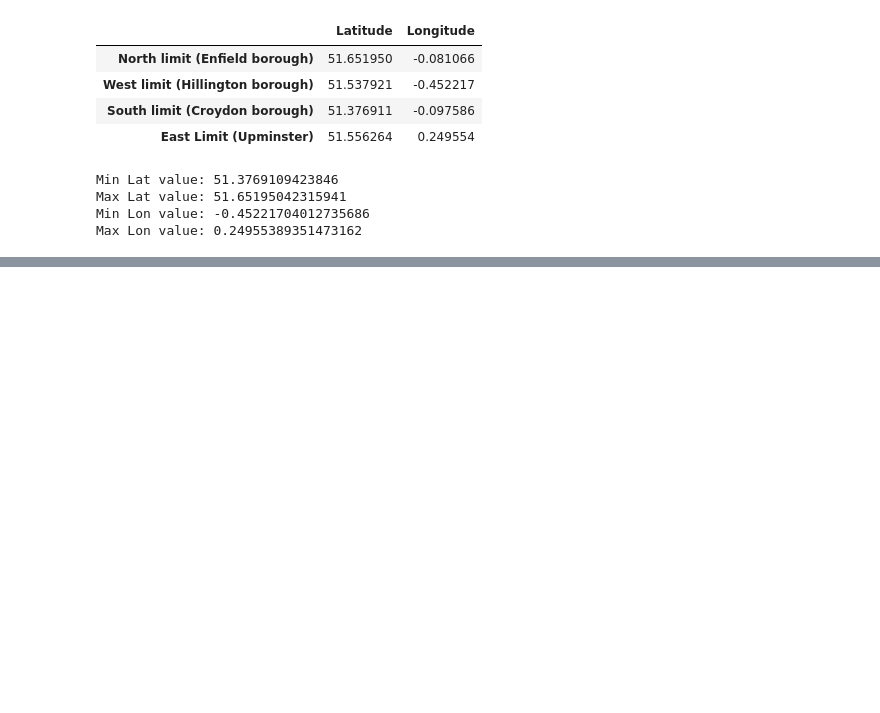
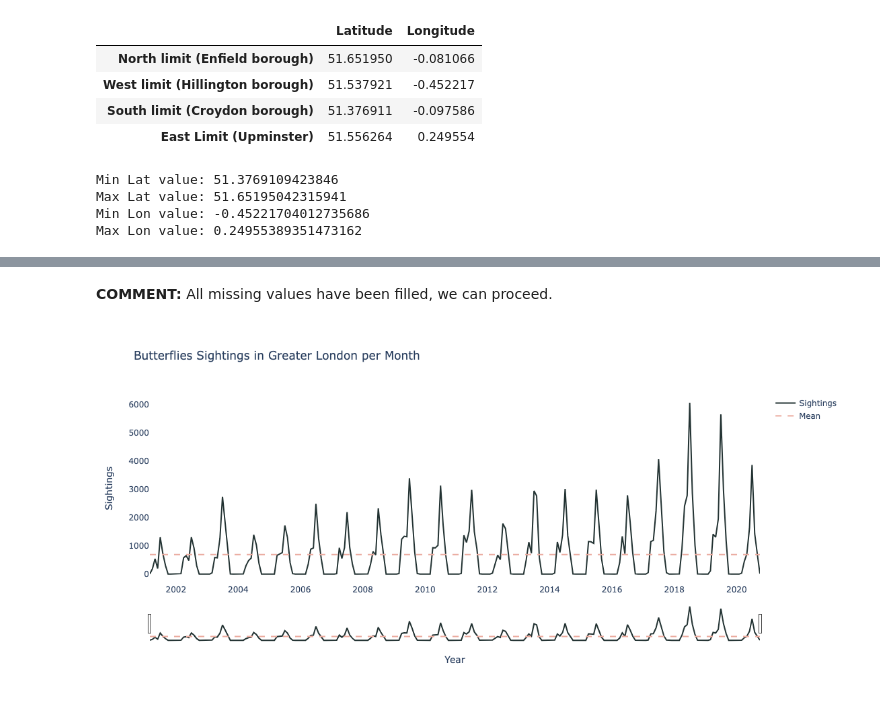
Before and after one commit to chloecousin/Butterflies, a Jupyter notebook: Capstone_Sprint2.ipynb, the cells around one changed output, grey strips where cells are left out. Cells and saved outputs as stored; diff of their text form; code cells hidden in the pictures; blank space fills up the shorter version.

```diff
--- a/Capstone_Sprint2.ipynb
+++ b/Capstone_Sprint2.ipynb
@@ -113,0 +208,20 @@ df_london_weather.shape
+# %% [markdown]
+__COMMENT:__ All missing values have been filled, we can proceed.
+# %%
+# Plot sightings per month
+fig = go.Figure()
+fig.add_trace(go.Scatter(x=Sightings_London_2.index,
+                         y=Sightings_London_2['count'],
+                         mode='lines', name='Sightings', line=dict(color='#233333')))
+fig.add_trace(go.Scatter(x=Sightings_London_2.index,
+                         y=[Sightings_London_2['count'].mean()]*len(Sightings_London_2),
+                         mode='lines', name='Mean', line_dash='dash', line=dict(color='#EBACA0')))
+
+fig.update_xaxes(rangeslider_visible=True)
+fig.update_layout(yaxis_title='Sightings', xaxis_title='Year',
+                  title='Butterflies Sightings in Greater London per Month',
+                  width = 1100, height = 550, plot_bgcolor='white', showlegend=True)
+# fig.update_layout(xaxis=dict(showgrid=False), yaxis=dict(showgrid=False))
+fig.show()
+# %% [output]
+[figure, added]
```
Also changed, not shown: parts of 73 cells of this notebook.
